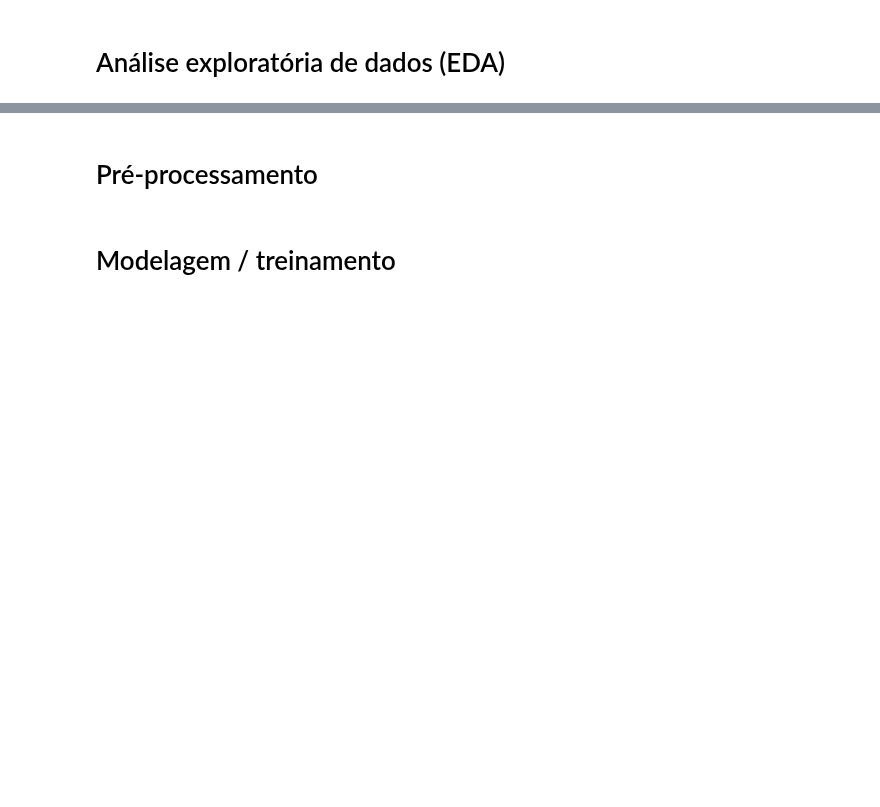
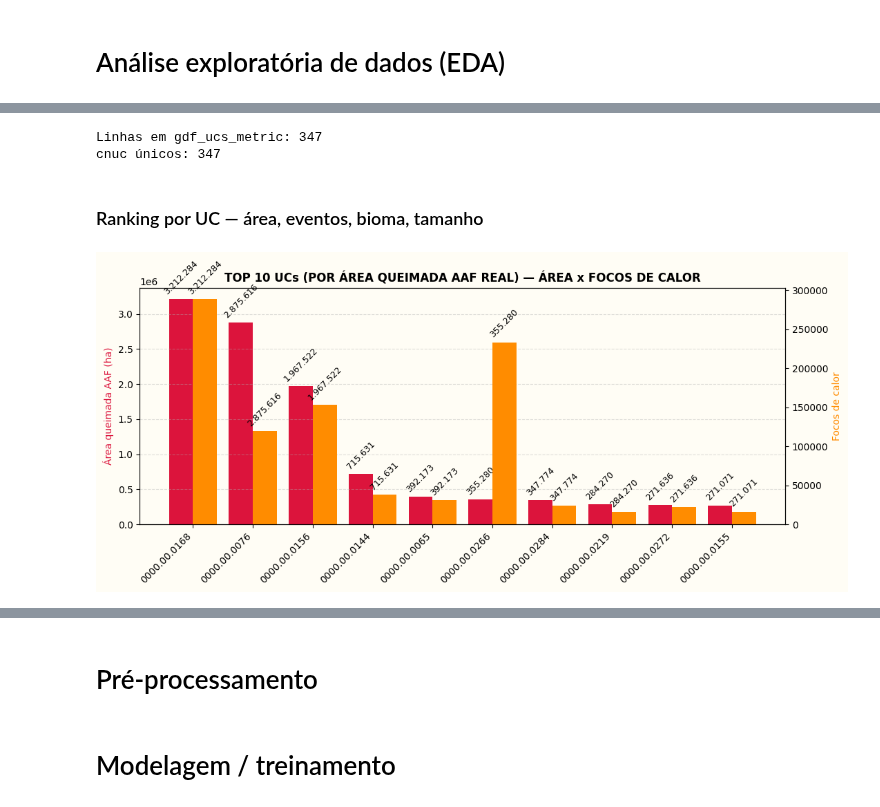
Before and after one commit to AndersonAlvesCoelho/pyroregions-classification, a Jupyter notebook: pyroregions_ucs.ipynb, the cells around one changed output, grey strips where cells are left out. Drawn from its saved outputs; the diff is of its cells as text; code cells hidden in the pictures; blank space fills up the shorter version.

```diff
--- a/pyroregions_ucs.ipynb
+++ b/pyroregions_ucs.ipynb
@@ -92,7 +105,8 @@ print("Geometrias inválidas em gdf_ucs_metric:", (~gdf_ucs_metric.is_valid).sum
 INPE_YEARS = [2003, 2025]
 
 inpe_years_to_download = (
-    INPE_YEARS if len(INPE_YEARS) == 1
+    INPE_YEARS
+    if len(INPE_YEARS) == 1
     else list(range(min(INPE_YEARS), max(INPE_YEARS) + 1))
 )
 print("INPE years queued:", inpe_years_to_download)
@@ -204,7 +250,9 @@ aaf_urls_by_year = {}
 
 # Padrão dinâmico — anos 2010 a 2022 seguem a mesma convenção de nome
 for year in range(2010, 2023):
-    aaf_urls_by_year[year] = f"{BASE_URL}/db_geo_compartilhado_dmif_fogo_aaf_{year}/FeatureServer/0"
+    aaf_urls_by_year[year] = (
+        f"{BASE_URL}/db_geo_compartilhado_dmif_fogo_aaf_{year}/FeatureServer/0"
+    )
 
 # Exceções — nomes de serviço mudaram ano a ano a partir de 2023
 aaf_urls_by_year[2023] = f"{BASE_URL}/AAF_2023_DGEO_ICMBIO_oficial/FeatureServer/0"
@@ -468,0 +718,54 @@ for f in os.listdir(OUTPUTS_DIR):
+# %%
+print("Linhas em gdf_ucs_metric:", len(gdf_ucs_metric))
+print("cnuc únicos:", gdf_ucs_metric['cnuc'].nunique())
+# %% [output]
+Linhas em gdf_ucs_metric: 347
+cnuc únicos: 347
+# %%
+months_label = ['Jan', 'Fev', 'Mar', 'Abr', 'Mai', 'Jun', 'Jul', 'Ago', 'Set', 'Out', 'Nov', 'Dez']
+
+def format_thousands(values):
+    # formata rótulos com separador de milhar no padrão brasileiro
+    return [f'{v:,.0f}'.replace(',', '.') for v in values]
+# %% [markdown]
+### Ranking por UC — área, eventos, bioma, tamanho
+# %%
+# Top 10 UCs — área queimada real x total de focos de calor
+
+aaf_area_by_uc = gdf_aaf_metric.groupby('cnuc')['area_ha_cell'].sum().rename('aaf_area_ha')
+hotspot_count_by_uc = (
+    gdf_inpe_with_cell.merge(cell_uc_membership, on='cell_id', how='left')
+    .groupby('cnuc').size().rename('hotspot_count')
+)
+
+top10_area = (
+    pd.concat([aaf_area_by_uc, hotspot_count_by_uc], axis=1)
+    .fillna(0)
+    .merge(gdf_ucs_metric, on='cnuc', how='left')
+    .nlargest(10, 'aaf_area_ha')
+)
+
+fig, ax1 = plt.subplots(figsize=(11, 5))
+fig.patch.set_facecolor('#FFFDF5')
+ax1.set_facecolor('#FFFDF5')
+
+x = np.arange(len(top10_area))
+width = 0.4
+
+bars1 = ax1.bar(x - width/2, top10_area['aaf_area_ha'], width, color='crimson', label='Área queimada AAF (ha)')
+ax1.bar_label(bars1, labels= format_thousands(top10_area['aaf_area_ha']), fontsize=9, rotation=45, padding=3)
+ax1.set_ylabel('Área queimada AAF (ha)', color='crimson')
+ax1.set_xticks(x)
+ax1.set_xticklabels(top10_area['cnuc'], rotation=45, ha='right')
+ax1.grid(axis='y', linestyle='--', alpha=0.4)
+
+ax2 = ax1.twinx()
+bars2 = ax2.bar(x + width/2, top10_area['hotspot_count'], width, color='darkorange', label='Focos de calor')
+ax2.bar_label(bars2, labels=format_thousands(top10_area['aaf_area_ha']), fontsize=9, rotation=45, padding=3)
+ax2.set_ylabel('Focos de calor', color='darkorange')
+
+plt.title('TOP 10 UCs (POR ÁREA QUEIMADA AAF REAL) — ÁREA x FOCOS DE CALOR', fontweight='bold')
+fig.tight_layout()
+plt.show()
+# %% [output]
+[figure, added]
```
Also changed, not shown: parts of 61 cells of this notebook.
